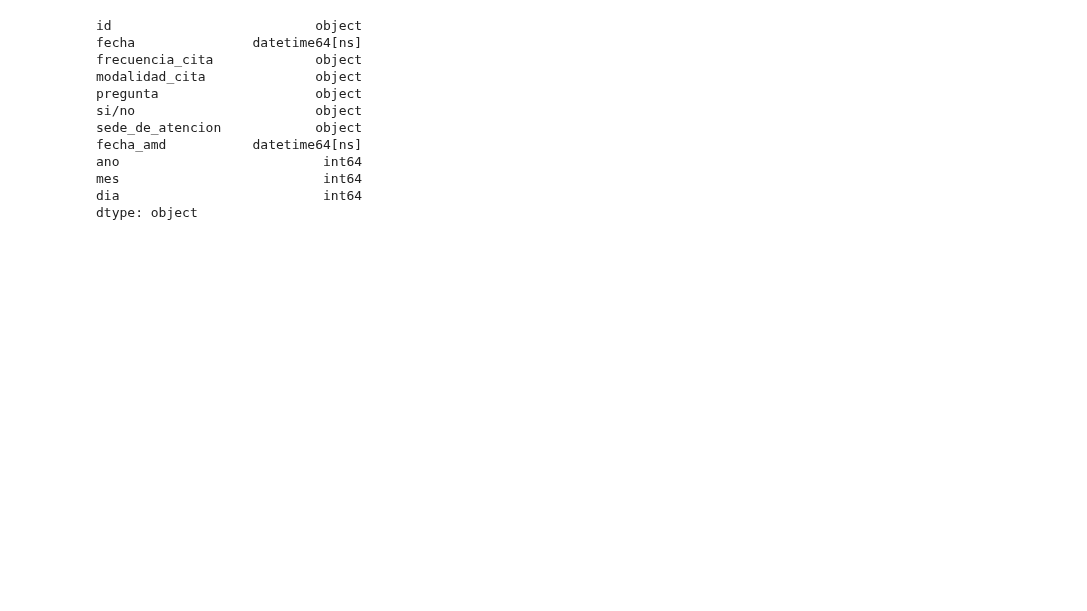
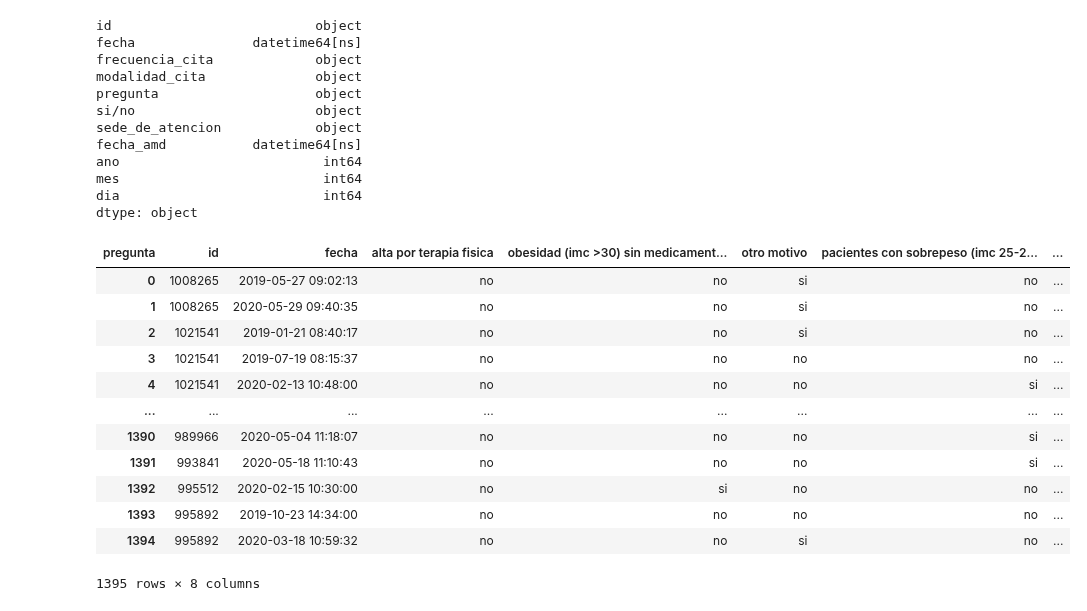
Before and after one commit to mavalderrama/helpharma, a Jupyter notebook: notebooks/clean_Terapia fisica.ipynb, the cells around one changed output. Saved outputs shown, nothing was run; the diff lists cells and outputs as text; code cells hidden in the pictures; blank space fills up the shorter version.

Commit message:
ajuste archivos malos de Jorge terapiafisica y riesgoasociado

```diff
--- a/notebooks/clean_Terapia fisica.ipynb
+++ b/notebooks/clean_Terapia fisica.ipynb
@@ -303,3 +303,20 @@ ano                          int64
 mes                          int64
 dia                          int64
 dtype: object
+# %%
+table=pd.pivot_table(df_tf_g1_clean, index=['id','fecha'],columns=['pregunta'],values='si/no',aggfunc='first').reset_index()
+table
+# %% [output]
+| pregunta | id | fecha | alta por terapia fisica | obesidad (imc >30) sin medicament... | otro motivo | pacientes con sobrepeso (imc 25-2... | ... |
+| 0 | 1008265 | 2019-05-27 09:02:13 | no | no | si | no | ... |
+| 1 | 1008265 | 2020-05-29 09:40:35 | no | no | si | no | ... |
+| 2 | 1021541 | 2019-01-21 08:40:17 | no | no | si | no | ... |
+| 3 | 1021541 | 2019-07-19 08:15:37 | no | no | no | no | ... |
+| 4 | 1021541 | 2020-02-13 10:48:00 | no | no | no | si | ... |
+| ... | ... | ... | ... | ... | ... | ... | ... |
+| 1390 | 989966 | 2020-05-04 11:18:07 | no | no | no | si | ... |
+| 1391 | 993841 | 2020-05-18 11:10:43 | no | no | no | si | ... |
+| 1392 | 995512 | 2020-02-15 10:30:00 | no | si | no | no | ... |
+| 1393 | 995892 | 2019-10-23 14:34:00 | no | no | no | no | ... |
+| 1394 | 995892 | 2020-03-18 10:59:32 | no | no | si | no | ... |
+1395 rows × 8 columns
```
Also changed, not shown: parts of 4 cells of this notebook, 4 other files.
